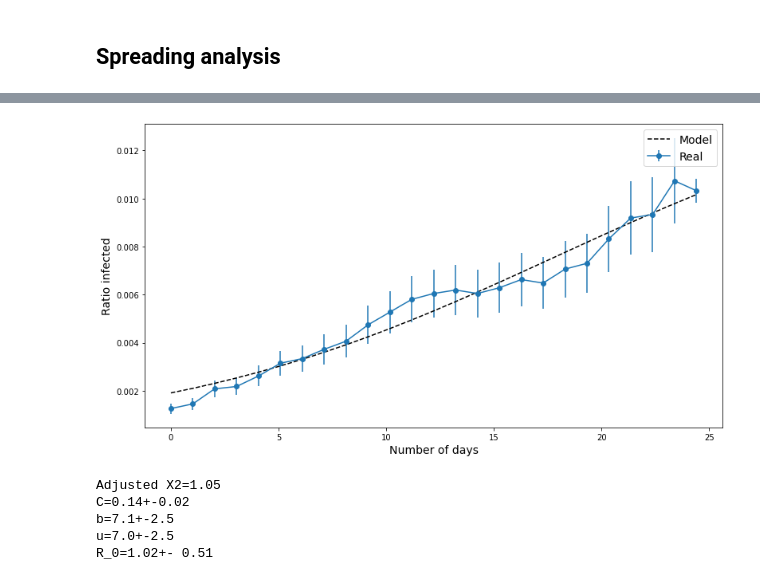
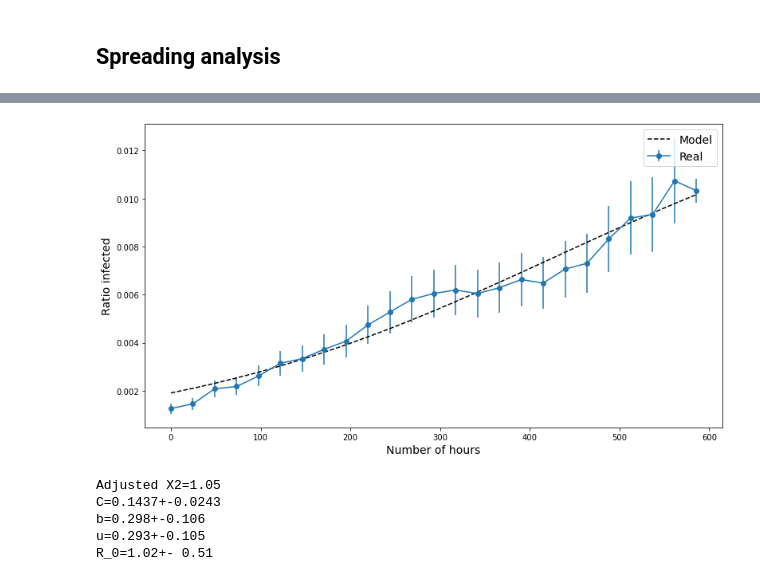
Before and after one commit to pspinaunipi/Project_Social_Network_Analysis, a Jupyter notebook: analize_data/Infection_data_analysis.ipynb, the cells around one changed output, grey strips where cells are left out. Saved outputs shown, nothing was run; the diff lists cells and outputs as text; code cells hidden in the pictures.

```diff
--- a/analize_data/Infection_data_analysis.ipynb
+++ b/analize_data/Infection_data_analysis.ipynb
@@ -204,38 +256,38 @@ for i,value in enumerate(new_inf):
 # %%
 y = new_inf[0:25]/data.shape[0]
 d_y = err_inf[0:25]/data.shape[0]
-x = xx[0:25]
+x = xx[0:25]*24
 
 plt.figure(figsize=(13,7))
 #compute best parameter to approximate real distribution
-popt, pcov = curve_fit(func, x, y,p0=(0.3,0.5,0.2))
+popt, pcov = curve_fit(func, x, y,p0=(0.3,0.5,0.4))
 c_1 = popt[0]
 b_1 = popt[1]
 u_1 = popt[2]
 err_0 = np.sqrt(pcov[0][0])
 err_1 = np.sqrt(pcov[1][1])
 err_2 = np.sqrt(pcov[2][2])
 err_R = np.sqrt((err_1/popt[2])**2+(popt[1]*err_2/popt[2]**2)**2)
 chi_2 = (((y-func(x, *popt))/d_y)**2).sum()
 nu = len(y)-3
 adj_chi = chi_2/nu
 plt.errorbar(x,y,yerr=d_y,marker="o",label="Real")
 plt.plot(x, func(x, *popt),ls="--",color="black",label="Model")
-plt.xlabel('Number of days',fontsize=14)
+plt.xlabel('Number of hours',fontsize=14)
 plt.ylabel('Ratio infected', fontsize=14)
 plt.legend(fontsize=14)
 plt.show()
 print(f"Adjusted X2={adj_chi:.2f}")
-print(f"C={popt[0]:.2f}+-{err_0:.2f}")
-print(f"b={popt[1]:.1f}+-{err_1:.1f}")
-print(f"u={popt[2]:.1f}+-{err_2:.1f}")
+print(f"C={popt[0]:.4f}+-{err_0:.4f}")
+print(f"b={popt[1]:.3f}+-{err_1:.3f}")
+print(f"u={popt[2]:.3f}+-{err_2:.3f}")
 print(f"R_0={(popt[1]/popt[2]):.2f}+- {err_R:.2f}")
 # %% [output]
-[figure, old version]
+[figure, new version]
 Adjusted X2=1.05
-C=0.14+-0.02
-b=7.1+-2.5
-u=7.0+-2.5
+C=0.1437+-0.0243
+b=0.298+-0.106
+u=0.293+-0.105
 R_0=1.02+- 0.51
 # %%
 y = new_inf[24:41]/data.shape[0]
```
Also changed, not shown: parts of 13 cells of this notebook.
